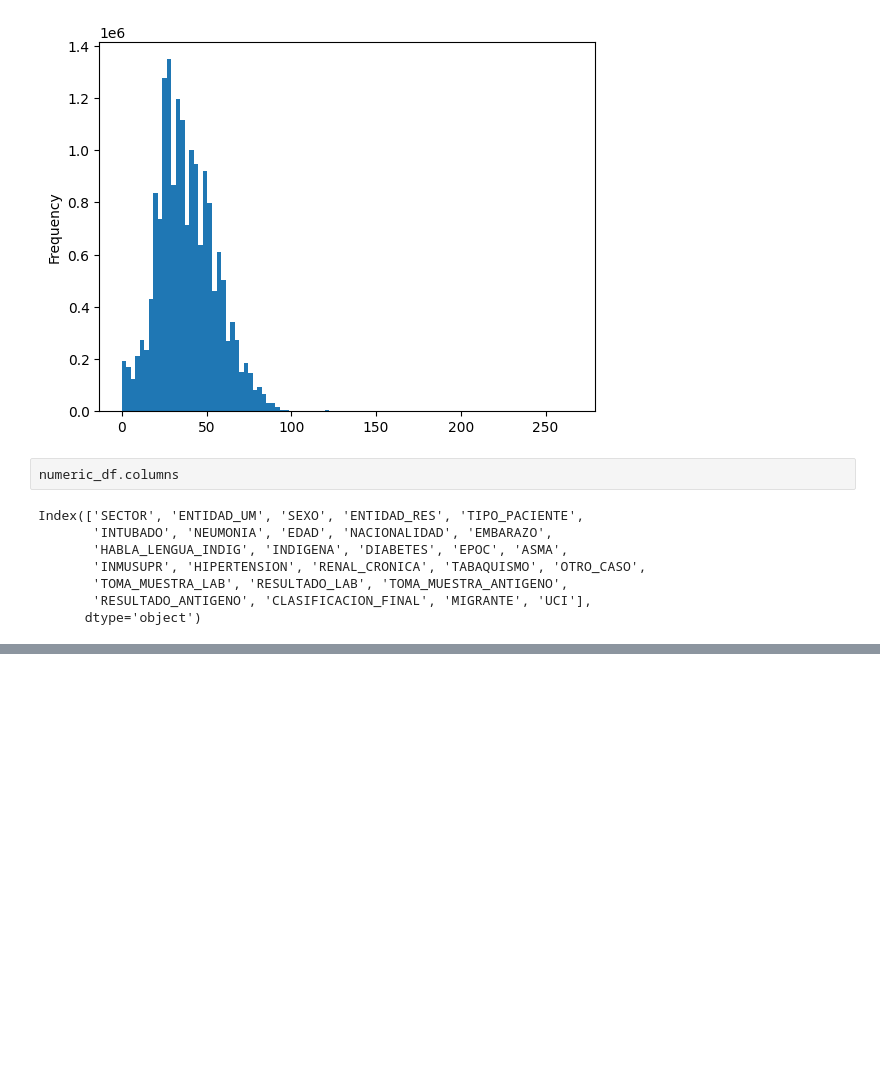
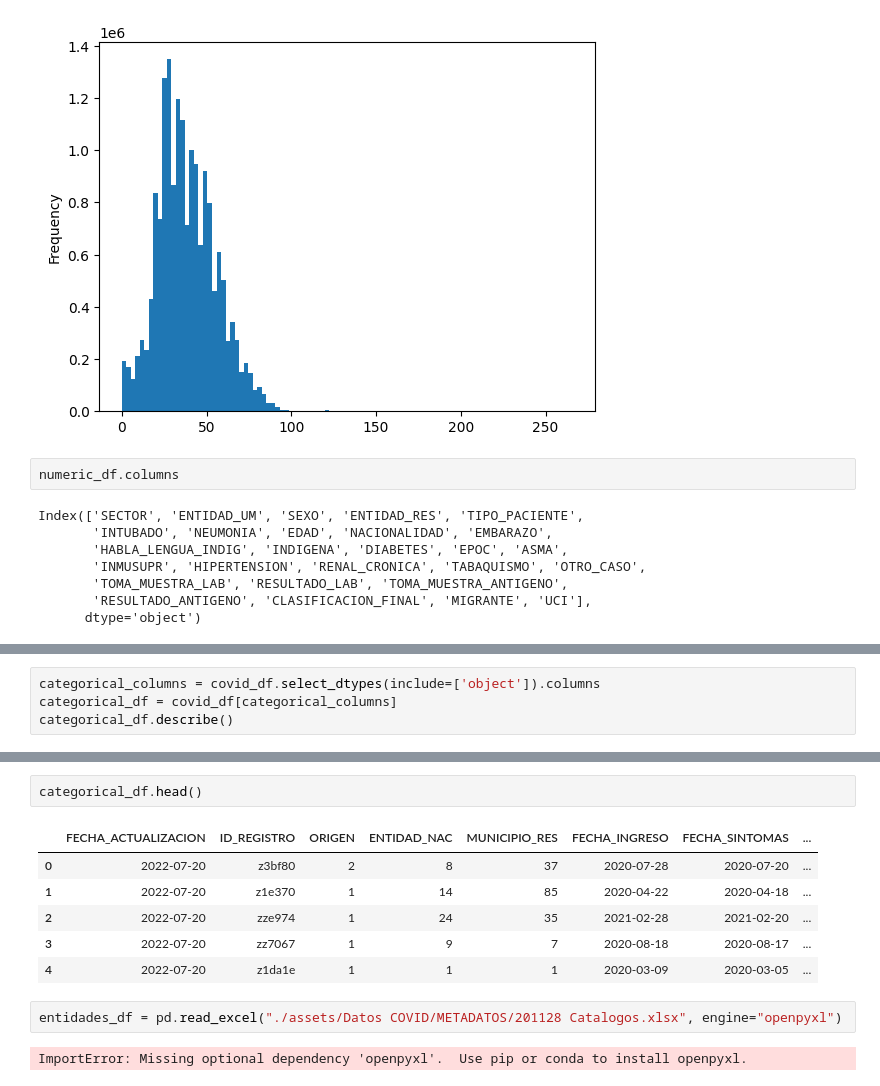
Before and after one commit to AldaCL/covid-da-project, a Jupyter notebook: COVID_data_cleanning.ipynb, the cells around one changed output, grey strips where cells are left out. Saved outputs shown, nothing was run; the diff lists cells and outputs as text; blank space fills up the shorter version.

```diff
--- a/COVID_data_cleanning.ipynb
+++ b/COVID_data_cleanning.ipynb
@@ -189,0 +198,4 @@ sns.pairplot(numeric_df)
+# %%
+categorical_columns = covid_df.select_dtypes(include=['object']).columns
+categorical_df = covid_df[categorical_columns]
+categorical_df.describe()
@@ -189,0 +208,13 @@ sns.pairplot(numeric_df)
+# %%
+categorical_df.head()
+# %% [output]
+|  | FECHA_ACTUALIZACION | ID_REGISTRO | ORIGEN | ENTIDAD_NAC | MUNICIPIO_RES | FECHA_INGRESO | FECHA_SINTOMAS | ... |
+| 0 | 2022-07-20 | z3bf80 | 2 | 8 | 37 | 2020-07-28 | 2020-07-20 | ... |
+| 1 | 2022-07-20 | z1e370 | 1 | 14 | 85 | 2020-04-22 | 2020-04-18 | ... |
+| 2 | 2022-07-20 | zze974 | 1 | 24 | 35 | 2021-02-28 | 2021-02-20 | ... |
+| 3 | 2022-07-20 | zz7067 | 1 | 9 | 7 | 2020-08-18 | 2020-08-17 | ... |
+| 4 | 2022-07-20 | z1da1e | 1 | 1 | 1 | 2020-03-09 | 2020-03-05 | ... |
+# %%
+entidades_df = pd.read_excel("./assets/Datos COVID/METADATOS/201128 Catalogos.xlsx", engine="openpyxl")
+# %% [output]
+ImportError: Missing optional dependency 'openpyxl'.  Use pip or conda to install openpyxl.
```
Also changed, not shown: parts of 3 cells of this notebook, 3 other files.
